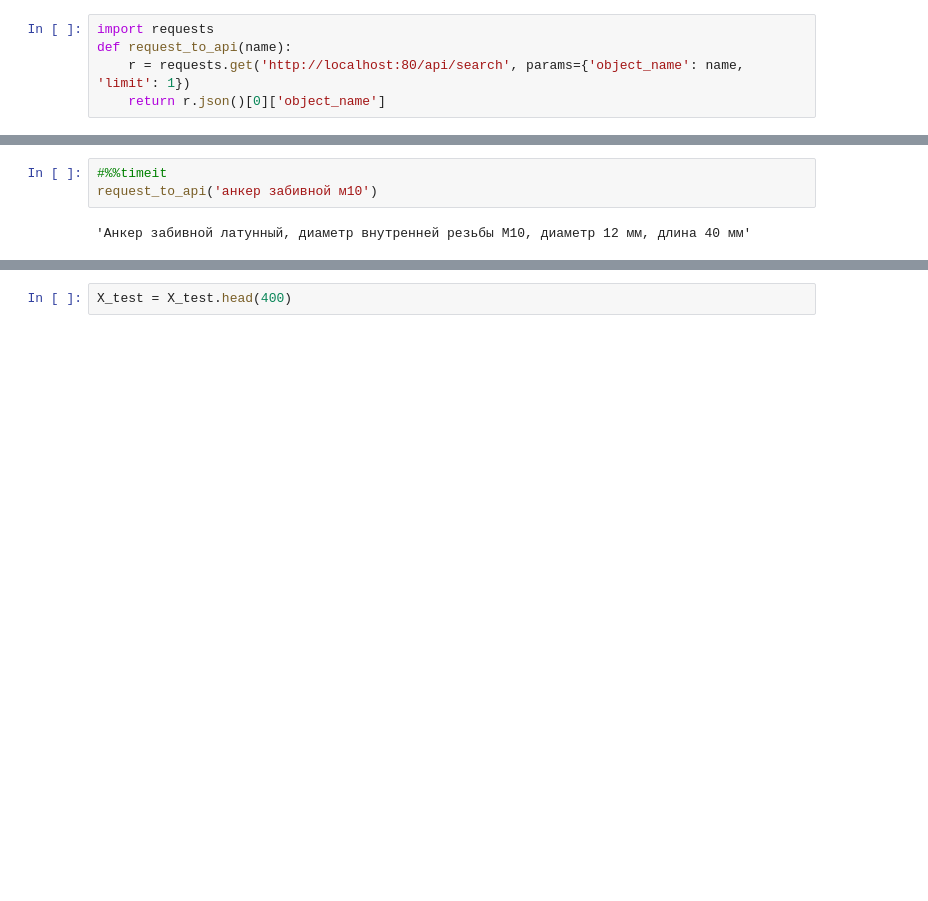
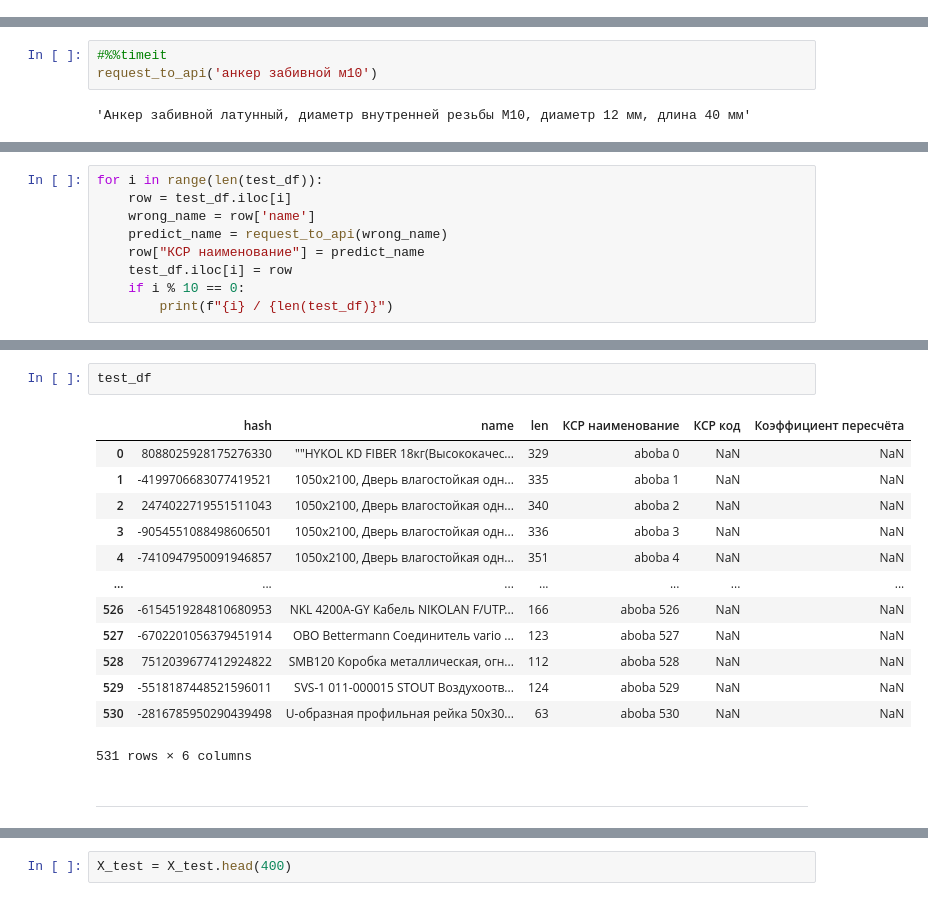
Before and after one commit to moad-dev/bureclass, a Jupyter notebook: research/brc.ipynb, the cells around one changed output, grey strips where cells are left out. Cells and saved outputs as stored; diff of their text form; blank space fills up the shorter version.

```diff
--- a/research/brc.ipynb
+++ b/research/brc.ipynb
@@ -280,8 +264,3 @@ X_test
-# %%
-import requests
-def request_to_api(name):
-    r = requests.get('http://localhost:80/api/search', params={'object_name': name, 'limit': 1})
-    return r.json()[0]['object_name']
 # %%
 %pip install requests
 # %% [output]
@@ -310,0 +330,9 @@ request_to_api('анкер забивной м10')
+# %%
+for i in range(len(test_df)):
+    row = test_df.iloc[i]
+    wrong_name = row['name']
+    predict_name = request_to_api(wrong_name)
+    row["КСР наименование"] = predict_name
+    test_df.iloc[i] = row
+    if i % 10 == 0:
+        print(f"{i} / {len(test_df)}")
@@ -310,0 +366,18 @@ request_to_api('анкер забивной м10')
+# %%
+test_df
+# %% [output]
+|  | hash | name | len | КСР наименование | КСР код | Коэффициент пересчёта |
+| 0 | 8088025928175276330 | ""HYKOL KD FIBER 18кг(Высококачес... | 329 | aboba 0 | NaN | NaN |
+| 1 | -4199706683077419521 | 1050х2100, Дверь влагостойкая одн... | 335 | aboba 1 | NaN | NaN |
+| 2 | 2474022719551511043 | 1050х2100, Дверь влагостойкая одн... | 340 | aboba 2 | NaN | NaN |
+| 3 | -9054551088498606501 | 1050х2100, Дверь влагостойкая одн... | 336 | aboba 3 | NaN | NaN |
+| 4 | -7410947950091946857 | 1050x2100, Дверь влагостойкая одн... | 351 | aboba 4 | NaN | NaN |
+| ... | ... | ... | ... | ... | ... | ... |
+| 526 | -6154519284810680953 | NKL 4200A-GY Кабель NIKOLAN F/UTP... | 166 | aboba 526 | NaN | NaN |
+| 527 | -6702201056379451914 | OBO Bettermann Соединитель vario ... | 123 | aboba 527 | NaN | NaN |
+| 528 | 7512039677412924822 | SMB120 Коробка металлическая, огн... | 112 | aboba 528 | NaN | NaN |
+| 529 | -5518187448521596011 | SVS-1 011-000015 STOUT Воздухоотв... | 124 | aboba 529 | NaN | NaN |
+| 530 | -2816785950290439498 | U-образная профильная рейка 50x30... | 63 | aboba 530 | NaN | NaN |
+531 rows × 6 columns
+# %% [markdown]
+-----
```
Also changed, not shown: parts of 7 cells of this notebook, 4 other files.
